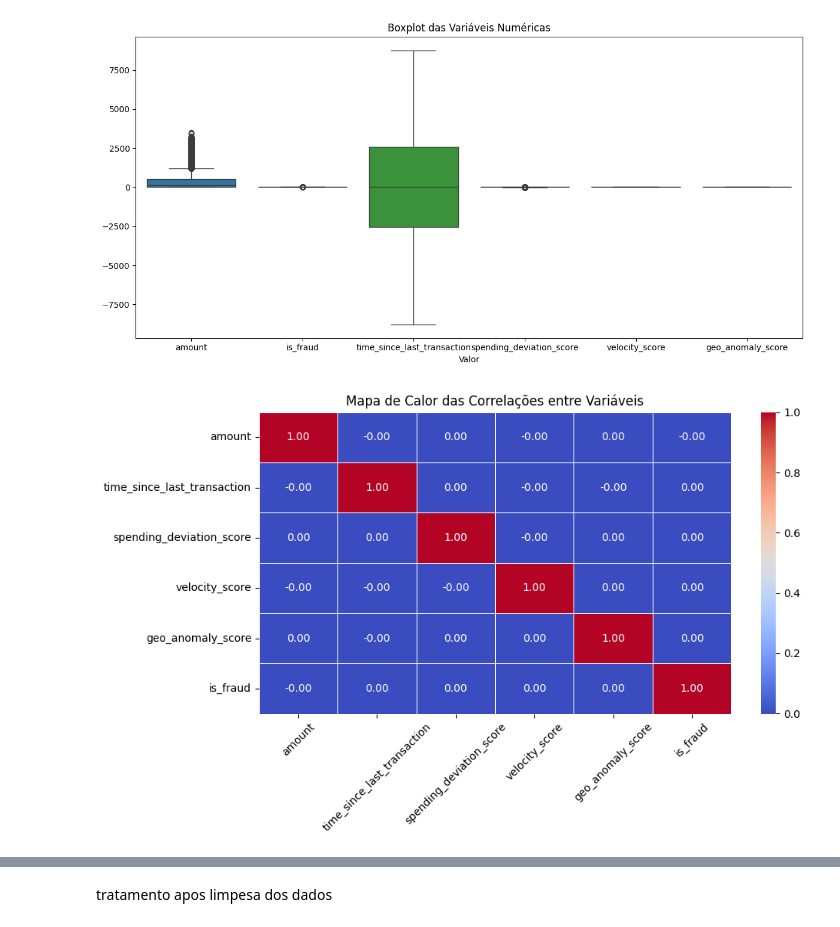
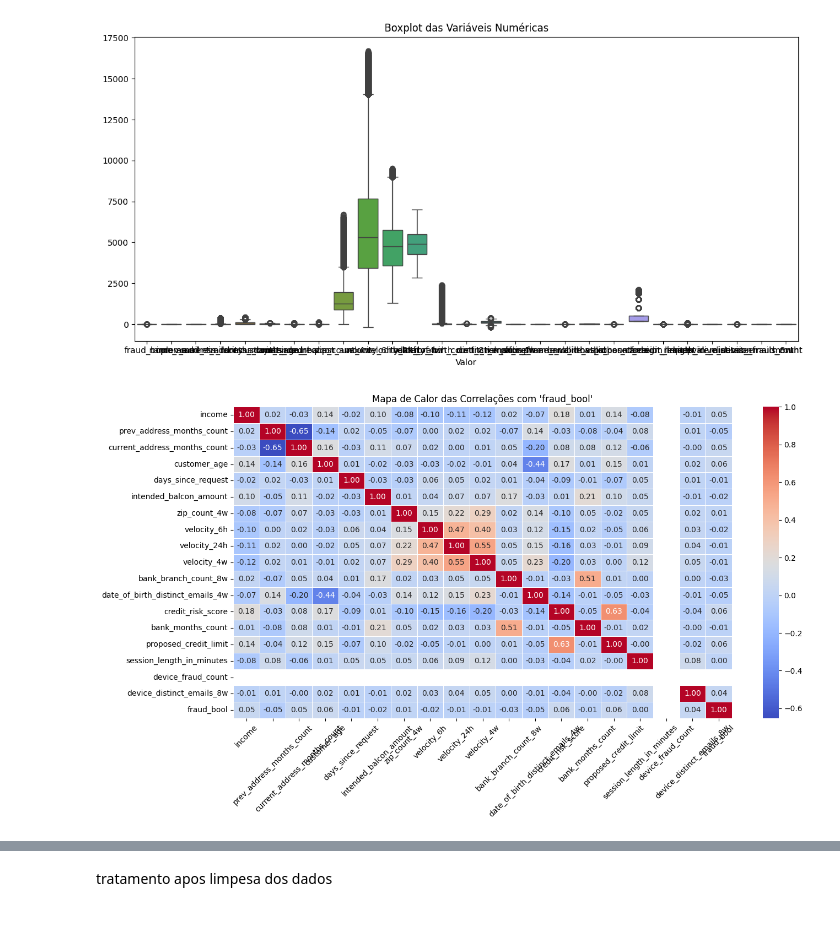
Before and after one commit to darthVarada/Fraudes-Financeiras, a Jupyter notebook: estudo.ipynb, the cells around one changed output, grey strips where cells are left out. Cells and saved outputs as stored; diff of their text form; code cells hidden in the pictures.

Commit message:
change to the dataset and new observations

```diff
--- a/estudo.ipynb
+++ b/estudo.ipynb
@@ -9,7 +9,7 @@ from sklearn.preprocessing import LabelEncoder
 from tqdm import tqdm
 # %%
 # Download latest version
-path = kagglehub.dataset_download("aryan208/financial-transactions-dataset-for-fraud-detection")
+path = kagglehub.dataset_download("sgpjesus/bank-account-fraud-dataset-neurips-2022")
 
 print("Path to dataset files:", path)
 # %% [output]
@@ -17,4 +19,5 @@ Path to dataset files: C:\Users\DOliv\.cache\kagglehub\datasets\aryan208\financi
 # %%
-df = pd.read_csv(r'C:\Users\DOliv\.cache\kagglehub\datasets\aryan208\financial-transactions-dataset-for-fraud-detection\versions\1\financial_fraud_detection_dataset.csv')
+df = pd.read_csv(path + "\Base.csv")
+print("Dataset loaded successfully.")
 print(df.head())
 # %% [output]
@@ -139,33 +131,44 @@ plt.title("Boxplot das Variáveis Numéricas")
 plt.xlabel("Valor")
 plt.tight_layout()
 # %% [output]
-[figure, old version]
+[figure, new version]
 # %%
-# Converter coluna booleana para inteiro (caso ainda não esteja)
-df_stud['is_fraud'] = df_stud['is_fraud'].astype(int)
+import pandas as pd
+import matplotlib.pyplot as plt
+import seaborn as sns
 
-# Selecionar colunas relevantes
-cols = ['amount', 'time_since_last_transaction', 'spending_deviation_score',
-        'velocity_score', 'geo_anomaly_score', 'is_fraud']
+# Converter a coluna target para inteiro (caso ainda não esteja)
+df['fraud_bool'] = df['fraud_bool'].astype(int)
 
-# Garantir que são todas numéricas
-df_numeric = df_stud[cols].apply(pd.to_numeric, errors='coerce')
+# Lista de colunas numéricas para análise de correlação
+cols = [
+    'income', 'prev_address_months_count', 'current_address_months_count',
+    'customer_age', 'days_since_request', 'intended_balcon_amount',
+    'zip_count_4w', 'velocity_6h', 'velocity_24h', 'velocity_4w',
+    'bank_branch_count_8w', 'date_of_birth_distinct_emails_4w',
+    'credit_risk_score', 'bank_months_count', 'proposed_credit_limit',
+    'session_length_in_minutes', 'device_fraud_count',
+    'device_distinct_emails_8w', 'fraud_bool'
+]
+
+# Filtrar as colunas e garantir que são todas numéricas
+df_numeric = df[cols].apply(pd.to_numeric, errors='coerce')
 
 # Remover linhas com valores ausentes
 df_clean = df_numeric.dropna()
 
-# Calcular a matriz de correlação
+# Calcular a matriz de correlação (Spearman é ideal para lidar com variáveis não normalizadas)
 correlation_matrix = df_clean.corr(method='spearman')
 
-# Criar o heatmap
-plt.figure(figsize=(10, 6))
+# Plotar o heatmap
+plt.figure(figsize=(14, 8))
 sns.heatmap(correlation_matrix, annot=True, fmt=".2f", cmap="coolwarm", linewidths=0.5)
-plt.title("Mapa de Calor das Correlações entre Variáveis")
+plt.title("Mapa de Calor das Correlações com 'fraud_bool'")
 plt.xticks(rotation=45)
 plt.yticks(rotation=0)
 plt.tight_layout()
 plt.show()
 # %% [output]
-[figure, old version]
+[figure, new version]
 # %%
 df_test = df.copy()
```
Also changed, not shown: parts of 21 cells of this notebook.
